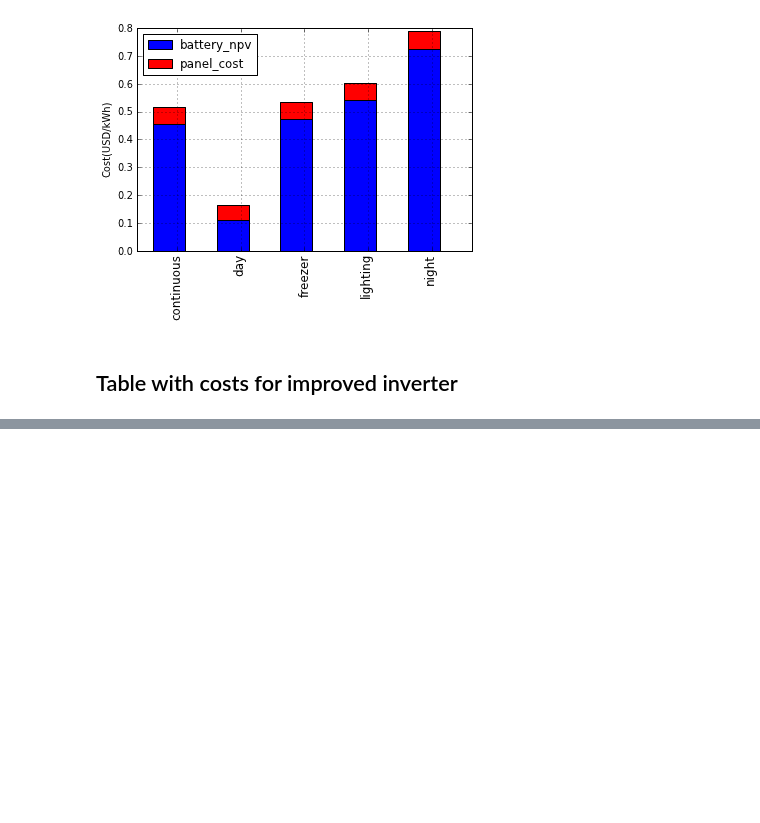
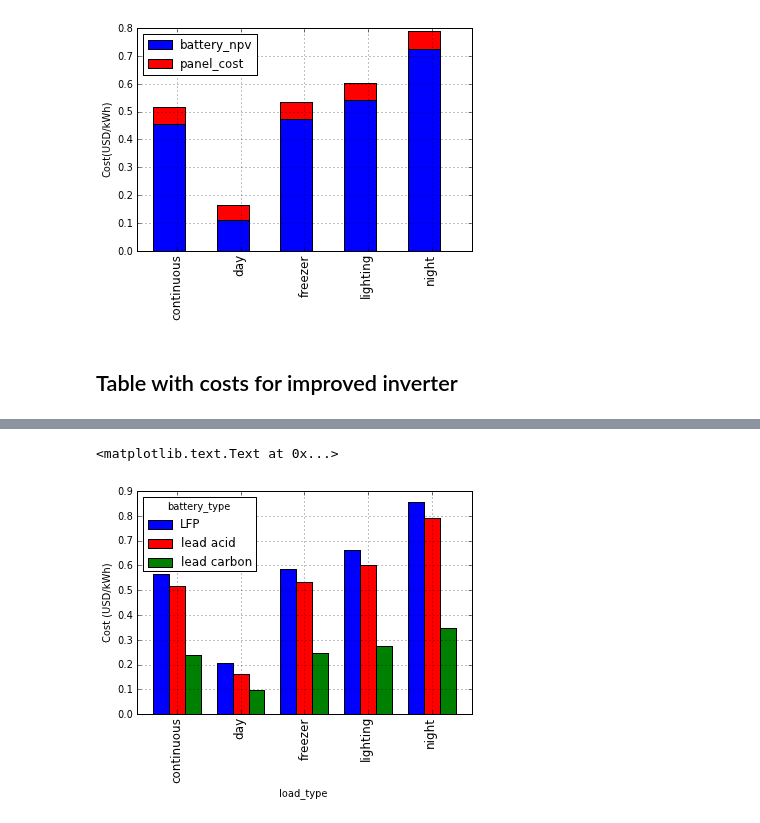
Before and after one commit to SEL-Columbia/load_shaping, a Jupyter notebook: py/tables.ipynb, the cells around one changed output, grey strips where cells are left out. Saved outputs shown, nothing was run; the diff lists cells and outputs as text; code cells hidden in the pictures; blank space fills up the shorter version.

```diff
--- a/py/tables.ipynb
+++ b/py/tables.ipynb
@@ -159,3 +168,17 @@ typical night lead carbon      & 0.74 & 4.92 & 3312 & 738 \\
 typical freezer lead acid      & 0.70 & 3.21 & 5500 & 703 \\
 typical freezer LFP            & 0.61 & 2.57 & 6186 & 606 \\
 typical freezer lead carbon    & 0.70 & 3.21 & 2163 & 703 \\
+# %%
+# calculate levelized cost of energy for everybody
+df5['LCOE'] = (df5['battery_npv'] + df5['panel_cost']) / levelized_kWh_sold
+
+# pivot table
+dfp = df5.pivot(index='load_type', columns='battery_type', values='LCOE')
+
+#
+dfp.plot(kind='bar')
+grid()
+ylabel('Cost (USD/kWh)')
+# %% [output]
+<matplotlib.text.Text at 0x...>
+[figure, added]
```
Also changed, not shown: parts of 7 cells of this notebook.
